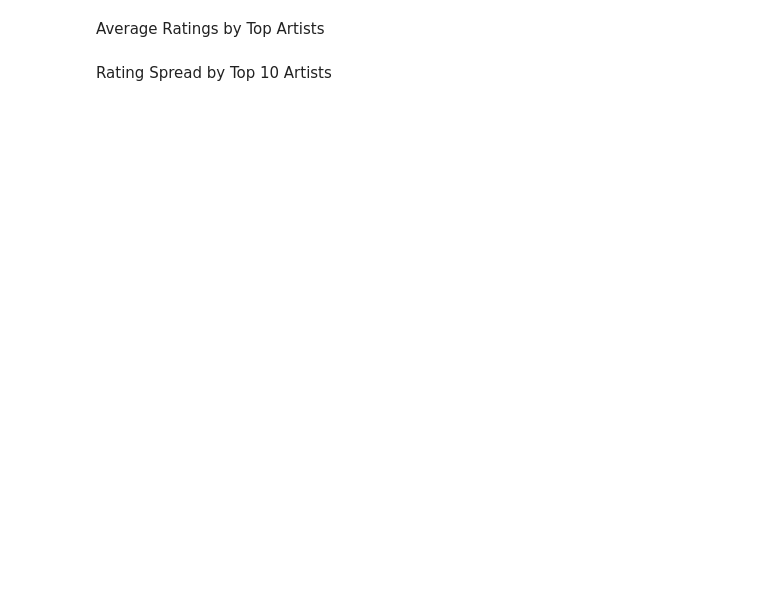
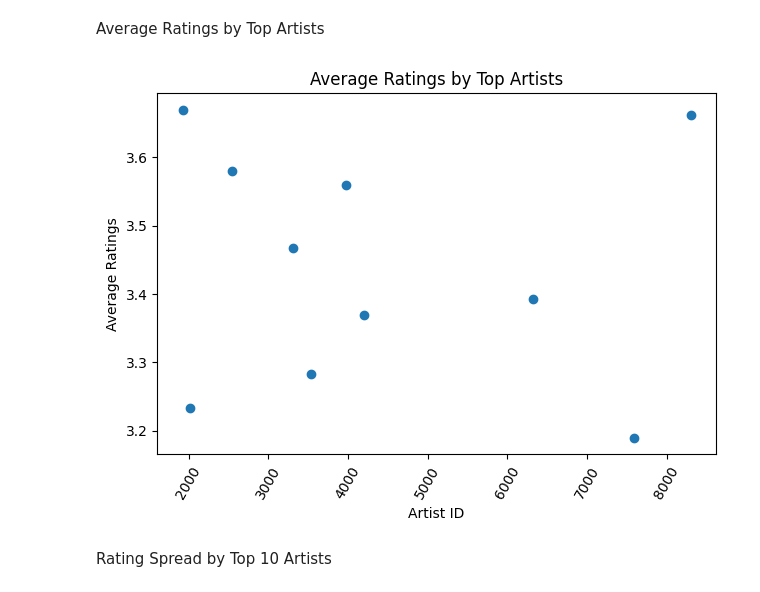
Before and after one commit to BlakeCrowther/scalable-music-recommender, a Jupyter notebook: notebooks/EDA.ipynb, the cells around one changed output. Cells and saved outputs as stored; diff of their text form; code cells hidden in the pictures; blank space fills up the shorter version.

```diff
--- a/notebooks/EDA.ipynb
+++ b/notebooks/EDA.ipynb
@@ -214,15 +243,17 @@ plt.show()
 Average Ratings by Top Artists
 # %%
 top_10_artists_df = top_10_artists.join(df, 'artist_id', 'inner')
-top_artists_rating_avg_pdf= top_10_artists_df.groupBy('artist_id').avg('ratings').toPandas()
+top_artists_rating_avg_pdf= top_10_artists_df.groupBy('artist_id').avg('rating').toPandas()
 
-plt.scatter(data=top_artists_rating_avg_pdf, x='artist_id', y='avg(ratings)')
+plt.scatter(data=top_artists_rating_avg_pdf, x='artist_id', y='avg(rating)')
 plt.title('Average Ratings by Top Artists')
 plt.xlabel('Artist ID')
 plt.ylabel('Average Ratings')
 plt.xticks(rotation=60)
 plt.tight_layout()
 plt.show()
+# %% [output]
+[figure, added]
 # %% [markdown]
 Rating Spread by Top 10 Artists
 # %%
```
Also changed, not shown: parts of 12 cells of this notebook, 1 other file.
